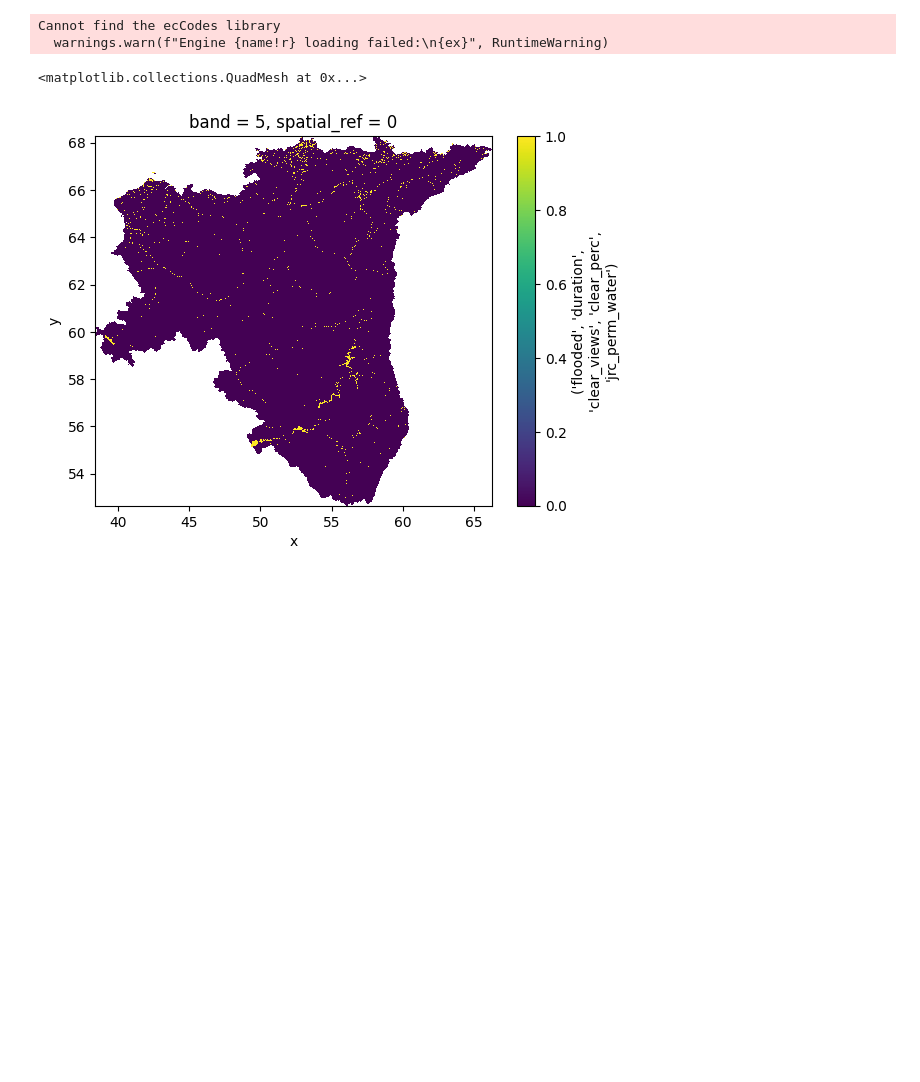
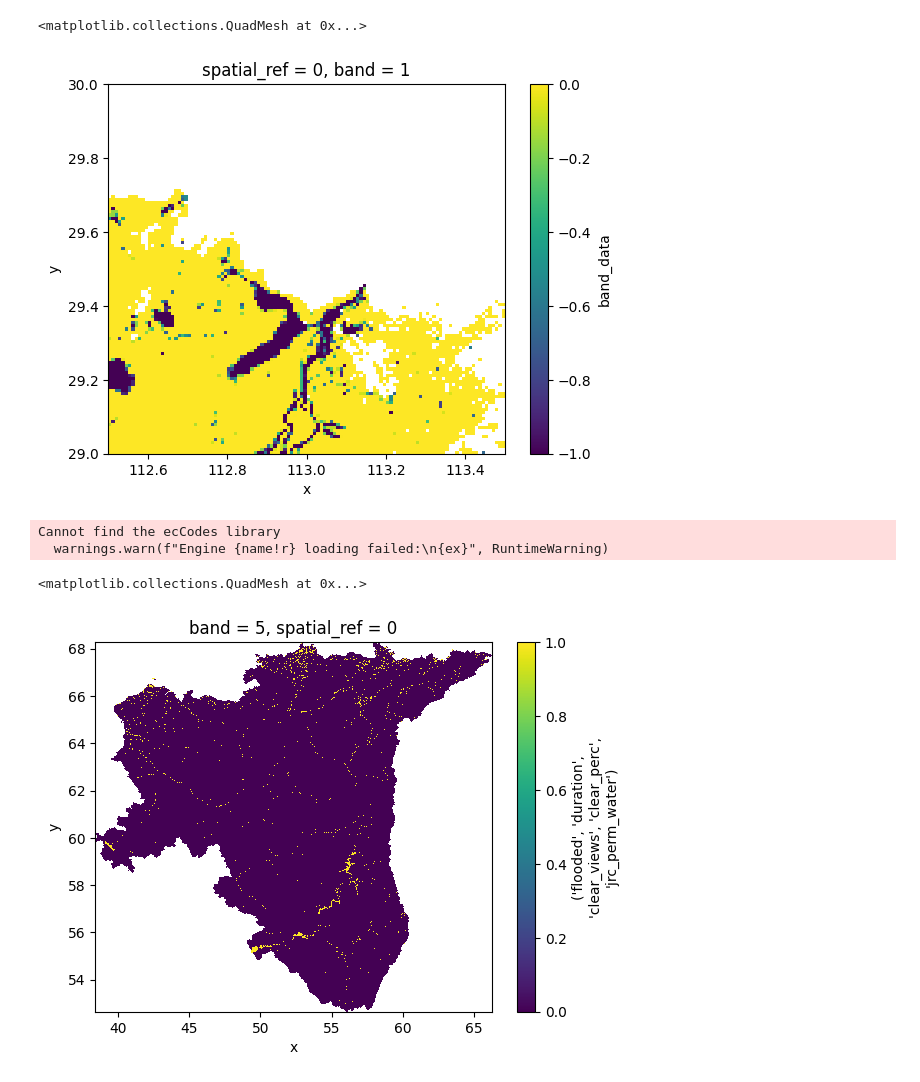
Before and after one commit to Queeno11/CLIENT-v2, a Jupyter notebook: procesa_GFD.ipynb, the cells around one changed output. Saved outputs shown, nothing was run; the diff lists cells and outputs as text; code cells hidden in the pictures; blank space fills up the shorter version.

```diff
--- a/procesa_GFD.ipynb
+++ b/procesa_GFD.ipynb
@@ -52,0 +33,3 @@ Data variables:
+# %%
+floods = (test_ds2.sel(band=1) - test_ds2.sel(band=5)).where(test_ds2 >= 0)
+interpd = floods.interp_like(pop, method="linear")
@@ -53,3 +45,8 @@ Data variables:
+# %%
+interpd.sel(x=slice(112.5, 113.5), y=slice(30, 29)).band_data.plot()
+# %% [output]
+<matplotlib.collections.QuadMesh at 0x...>
+[figure, added]
 # %%
 test_ds = xr.open_dataset("Z:\WB Data\Global Flood Database\gfd_v1_4\DFO_2221_From_20030501_to_20030516.tif")
 # %% [output]
```
Also changed, not shown: parts of 6 cells of this notebook, 3 other files.
